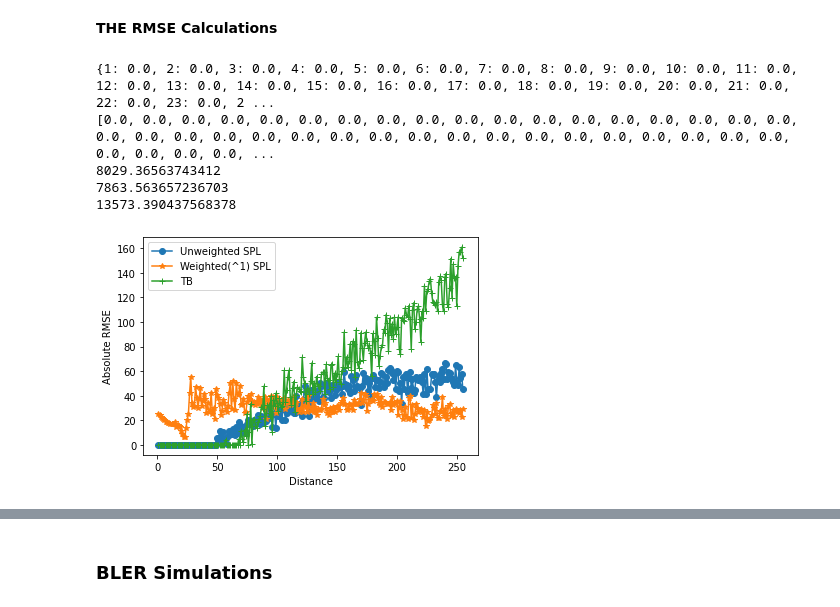
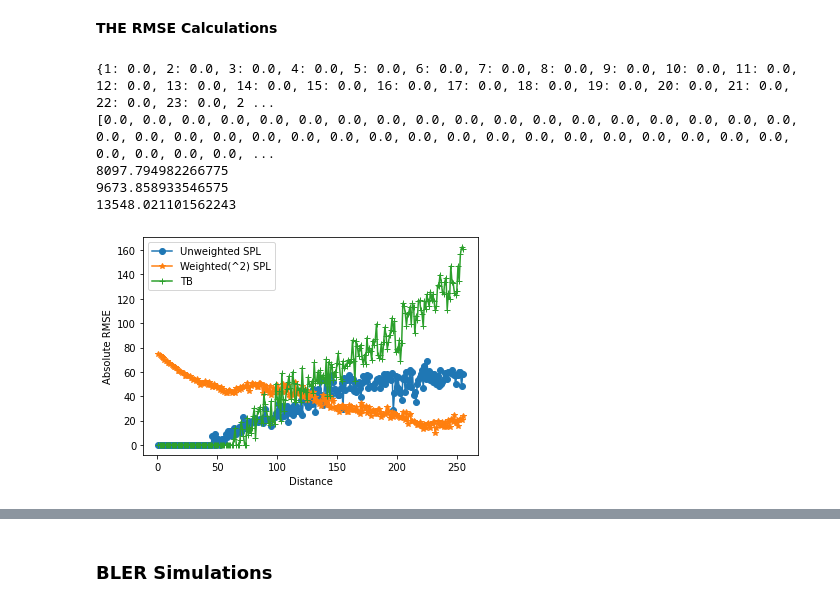
Before and after one commit to neelabhro/Deep-Learning-based-Wireless-Communications, a Jupyter notebook: SPL_uw_SPL_w_TB_PC.ipynb, the cells around one changed output, grey strips where cells are left out. Saved outputs shown, nothing was run; the diff lists cells and outputs as text; code cells hidden in the pictures.

```diff
--- a/SPL_uw_SPL_w_TB_PC.ipynb
+++ b/SPL_uw_SPL_w_TB_PC.ipynb
@@ -561,7 +558,7 @@ class AE_Weighted(object):
             # Loss function
             #cross_entropy = tf.losses.sparse_softmax_cross_entropy(labels=s, logits=s_hat)
             #cross_entropy = tf.losses.sparse_softmax_cross_entropy(labels=s, logits=s_hat)
-            cross_entropy = tf.losses.sparse_softmax_cross_entropy(labels=s, logits=s_hat, weights= (s+1)**(1))
+            cross_entropy = tf.losses.sparse_softmax_cross_entropy(labels=s, logits=s_hat, weights= (s+1)**(2))
 
            # Performance metrics
             #correct_predictions_0 = tf.equal(tf.argmax(tf.nn.softmax([s_hat[x] for x in s_ind_0]), axis=1), [s[x] for x in s_ind_0])
@@ -1296,38 +1293,38 @@ rmse_uw = rmse_uwA
 
 #rmse_w = np.log2(np.divide(rmse_wA,message_factor) + 1)
 #rmse_w = (np.divide(rmse_wA,message_factor) + 1)
 rmse_w = rmse_wA
 
 
 #rmse_Tb = np.log2(np.divide(rmse_TbA,message_factor) +1)
 #rmse_Tb = (np.divide(rmse_TbA,message_factor))
 rmse_Tb = rmse_TbA
 
 message = np.arange(1,M)
 
 print(rmse_uw)
 plt.plot(message, rmse_uw, '-o');
 plt.plot(message, rmse_w, '-*');
 plt.plot(message, rmse_Tb, '-+');
 plt.xlabel('Distance')
 plt.ylabel('Absolute RMSE')
 #plt.ylim([0, 20])
 #plt.ylabel('log2 Norm RMSE deviation')
-plt.legend(['Unweighted SPL', 'Weighted(^1) SPL','TB'])
+plt.legend(['Unweighted SPL', 'Weighted(^2) SPL','TB'])
 
 
 print(np.sum(rmse_uw))
 print(np.sum(rmse_w))
 print(np.sum(rmse_Tb))
 #print(np.sum(rmse_uwA))
 #print(np.sum(rmse_wA))
 # %% [output]
 {1: 0.0, 2: 0.0, 3: 0.0, 4: 0.0, 5: 0.0, 6: 0.0, 7: 0.0, 8: 0.0, 9: 0.0, 10: 0.0, 11: 0.0, 12: 0.0, 13: 0.0, 14: 0.0, 15: 0.0, 16: 0.0, 17: 0.0, 18: 0.0, 19: 0.0, 20: 0.0, 21: 0.0, 22: 0.0, 23: 0.0, 2 ...
 [0.0, 0.0, 0.0, 0.0, 0.0, 0.0, 0.0, 0.0, 0.0, 0.0, 0.0, 0.0, 0.0, 0.0, 0.0, 0.0, 0.0, 0.0, 0.0, 0.0, 0.0, 0.0, 0.0, 0.0, 0.0, 0.0, 0.0, 0.0, 0.0, 0.0, 0.0, 0.0, 0.0, 0.0, 0.0, 0.0, 0.0, 0.0, 0.0, 0.0, ...
-8029.36563743412
-7863.563657236703
-13573.390437568378
+8097.794982266775
+9673.858933546575
+13548.021101562243
-[figure, old version]
+[figure, new version]
 # %%
 #print([x for x in s_ind[0]])
 
```
Also changed, not shown: parts of 10 cells of this notebook.
